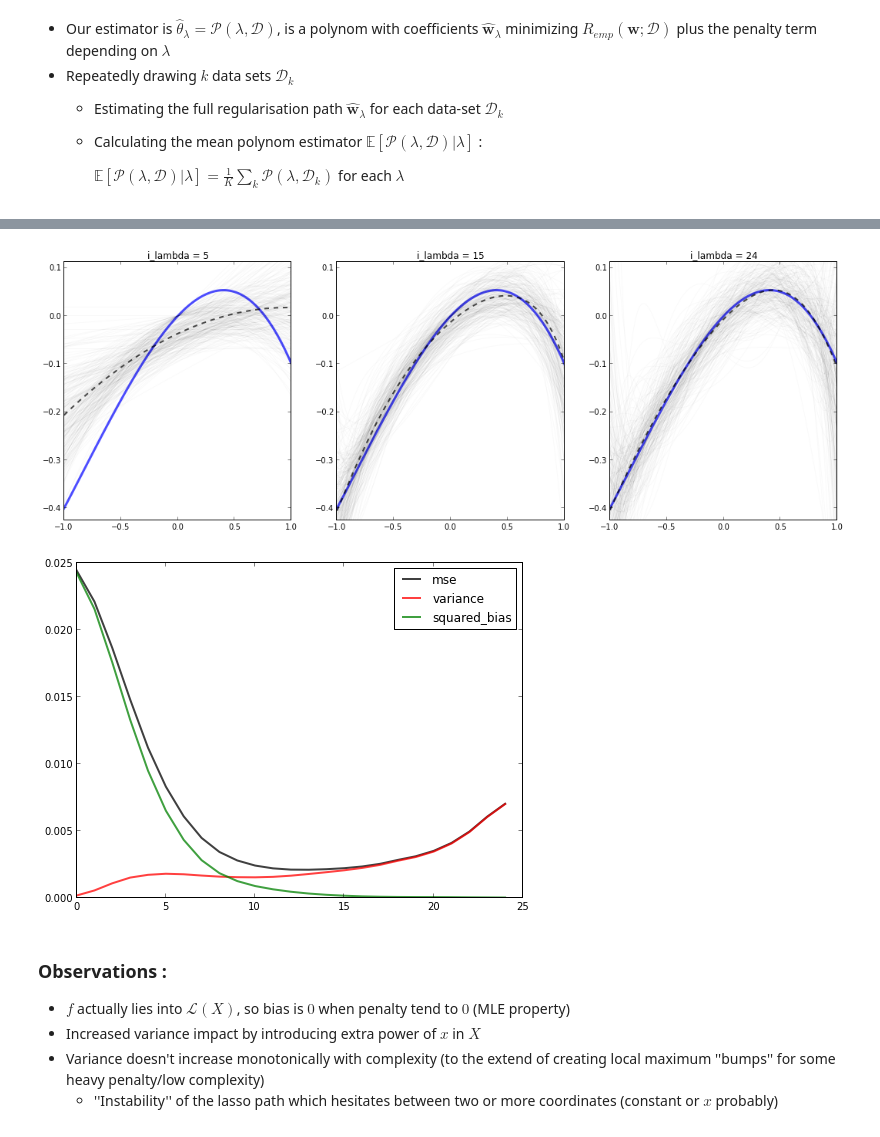
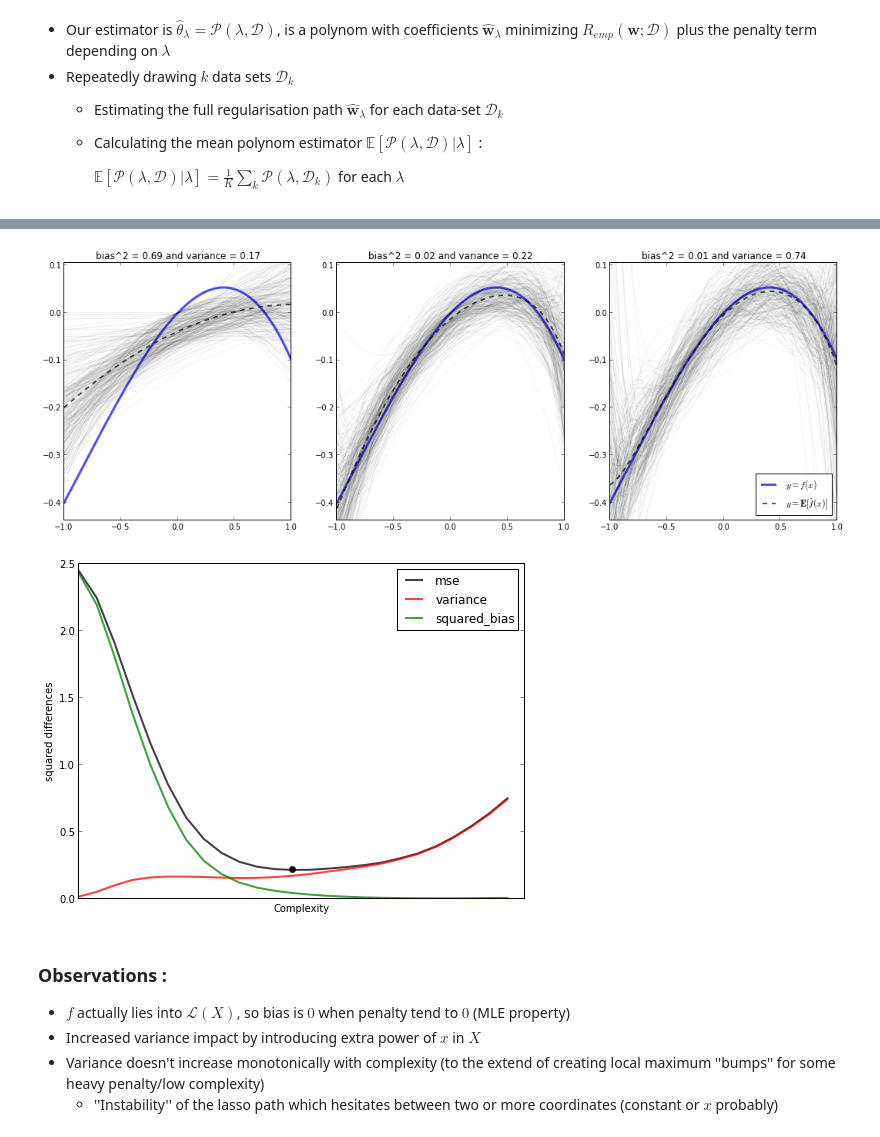
Before and after one commit to pilipolio/20130624_RegressionAndBiasVarianceTalk, a Jupyter notebook: LinearRegression.ipynb, the cells around one changed output, grey strips where cells are left out. Cells and saved outputs as stored; diff of their text form; code cells hidden in the pictures.

```diff
--- a/LinearRegression.ipynb
+++ b/LinearRegression.ipynb
@@ -310,35 +308,45 @@ f.set_size_inches(18, 6)
 
 y_lims = [np.percentile(Y_grid_lambdas_K,1), np.percentile(Y_grid_lambdas_K, 99)]
 for i_lambda, ax in zip(i_lambdas, axes):
-    ax.plot(*f_oracle.linspace(), color="b", ls="-", lw=3, alpha=.7, label="$y=f(x)$")
-    ax.plot(x_grid_n, Y_grid_lambdas_K[:,i_lambda,:].T, 'k-',alpha=.025);
+    oracle_curve = ax.plot(*f_oracle.linspace(), color="b", ls="-", lw=3, alpha=.7, label="$y=f(x)$")
+    ax.plot(x_grid_n, Y_grid_lambdas_K[:,i_lambda,:].T, 'k-',alpha=.05);
     ax.set_ylim(*y_lims)
     # mean
-    ax.plot(x_grid_n, np.mean(Y_grid_lambdas_K[:,i_lambda,:], axis=0), 'k--', lw=2, alpha=.7);
-    #ax.set_title(r'$-log_{10} \lambda = ' + '{:.1f}$'.format(-np.log10(lasso_lambdas[i_lambda])))
-    ax.set_title(r'i_lambda = {:}'.format(i_lambda))
+    mean_hat_curve = ax.plot(x_grid_n, np.mean(Y_grid_lambdas_K[:,i_lambda,:], axis=0), 'k--', lw=2, alpha=.7, label='$y=\mathbf{E}[\hat{f}(x)]$');
+
+    squared_bias = np.sum(np.power(np.mean(Y_grid_lambdas_K[:,i_lambda,:], axis=0) - f_oracle.linspace(n=n_grid)[1], 2))
+    variance = np.sum(np.var(Y_grid_lambdas_K[:,i_lambda,:], axis=0))
+
+    ax.set_title(r'bias^2 = {:.2f} and variance = {:.2f}'.format(squared_bias, variance))
+    plt.legend(loc='lower right')
 # %% [output]
-[figure, old version]
+[figure, new version]
 # %%
 errors_grid_lambdas_K = Y_grid_lambdas_K - f_oracle.linspace(n=n_grid)[1]
 
 # MSE error
-mse_lambdas = np.mean(np.power(errors_grid_lambdas_K, 2), axis=(0,2))
+mse_lambdas = n_grid * np.mean(np.power(errors_grid_lambdas_K, 2), axis=(0,2))
 
 # Bias calculation
-squared_bias_lambdas = np.mean(np.power(np.mean(Y_grid_lambdas_K, axis=0) - f_oracle.linspace(n=n_grid)[1], 2), axis=1)
+squared_bias_lambdas = n_grid * np.mean(np.power(np.mean(Y_grid_lambdas_K, axis=0) - f_oracle.linspace(n=n_grid)[1], 2), axis=1)
 
 # Variance
 # first calculating the mean estimated polynoms over k for every lambda
 # then calculate the variance over k for every x and lambda and average it over x for every lambdas
-variance_lambdas = np.mean(np.var(Y_grid_lambdas_K, axis=0), axis=1)
+variance_lambdas = n_grid * np.mean(np.var(Y_grid_lambdas_K, axis=0), axis=1)
 # Or alternatively
-#variance_lambdas = np.mean(np.power(Y_grid_lambdas_K - np.mean(Y_grid_lambdas_K, axis=0), 2), axis=(0,2))
+#variance_lambdas = n_grid * np.mean(np.power(Y_grid_lambdas_K - np.mean(Y_grid_lambdas_K, axis=0), 2), axis=(0,2))
 
-plt.plot(mse_lambdas, 'k-', variance_lambdas, 'r-', squared_bias_lambdas, 'g-', lw=2, alpha=.75);
+f, ax = plt.subplots(1,1, figsize=(8, 6))
+
+ax.plot(mse_lambdas, 'k-', variance_lambdas, 'r-', squared_bias_lambdas, 'g-', lw=2, alpha=.75);
+ax.plot(np.argmin(mse_lambdas), np.min(mse_lambdas), 'ko', label ='optimal model')
+plt.xticks([])
+plt.xlabel('Complexity')
+plt.ylabel('squared differences')
 plt.legend(['mse', 'variance', 'squared_bias']);
 # %% [output]
-[figure, old version]
+[figure, new version]
 # %% [markdown]
 ### Observations :
  - $f$ actually lies into $\mathcal{L}(X)$, so bias is $0$ when penalty tend to $0$ (MLE property)
```
Also changed, not shown: parts of 5 cells of this notebook.
